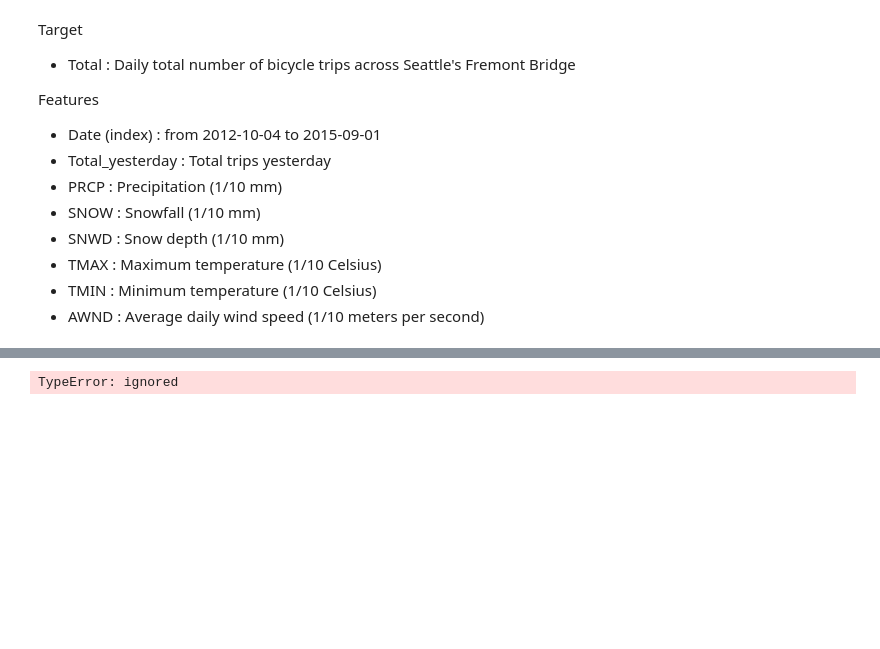
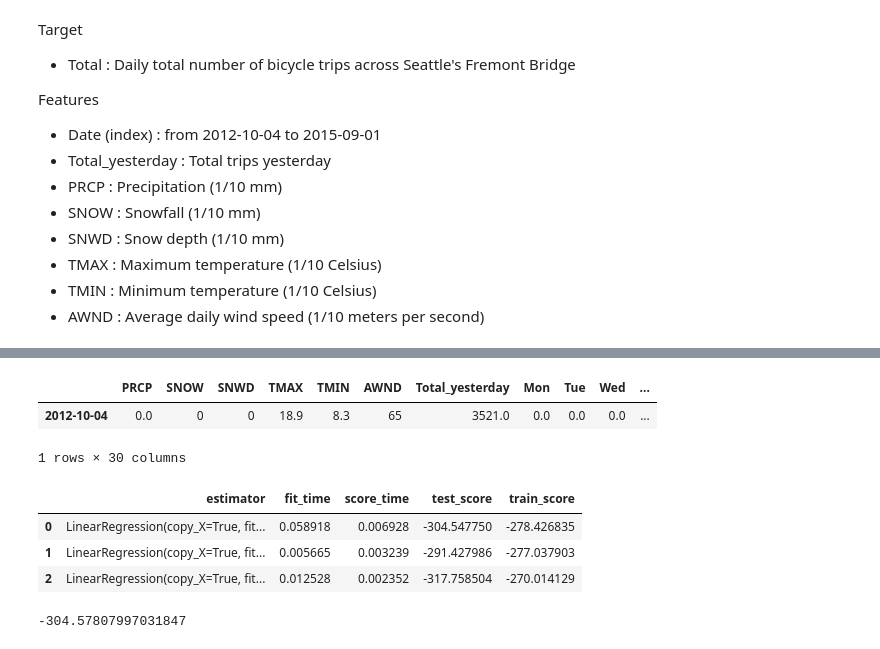
Before and after one commit to LambdaSchool/DS-Unit-2-Sprint-4-Model-Validation, a Jupyter notebook: module-3-select-models-and-parameters/LS_DS_243_Select_models_and_parameters.ipynb, the cells around one changed output, grey strips where cells are left out. Saved outputs shown, nothing was run; the diff lists cells and outputs as text; code cells hidden in the pictures; blank space fills up the shorter version.

Commit message:
Complete, but haven't seen test score because of an error that just needs a runtime reset

```diff
--- a/module-3-select-models-and-parameters/LS_DS_243_Select_models_and_parameters.ipynb
+++ b/module-3-select-models-and-parameters/LS_DS_243_Select_models_and_parameters.ipynb
@@ -800,7 +835,24 @@ AttributeError: ignored
+# %%
+Xtrain = Xtrain.fillna(0)
+Xtrain.head(1)
+# %% [output]
+|  | PRCP | SNOW | SNWD | TMAX | TMIN | AWND | Total_yesterday | Mon | Tue | Wed | ... |
+| 2012-10-04 | 0.0 | 0 | 0 | 18.9 | 8.3 | 65 | 3521.0 | 0.0 | 0.0 | 0.0 | ... |
+1 rows × 30 columns
 # %%
+from sklearn.linear_model import LinearRegression
+from sklearn.model_selection import cross_validate
+
 scores = cross_validate(LinearRegression(), Xtrain, ytrain,
                        scoring='neg_mean_absolute_error', cv=3, return_train_score=True, return_estimator=True)
 
 pd.DataFrame(scores)
 # %% [output]
-TypeError: ignored
+|  | estimator | fit_time | score_time | test_score | train_score |
+| 0 | LinearRegression(copy_X=True, fit... | 0.058918 | 0.006928 | -304.547750 | -278.426835 |
+| 1 | LinearRegression(copy_X=True, fit... | 0.005665 | 0.003239 | -291.427986 | -277.037903 |
+| 2 | LinearRegression(copy_X=True, fit... | 0.012528 | 0.002352 | -317.758504 | -270.014129 |
+# %%
+scores['test_score'].mean() #at least it demonstrates the importance of starting from simpler models...
+# %% [output]
+-304.57807997031847
```
Also changed, not shown: parts of 8 cells of this notebook.
